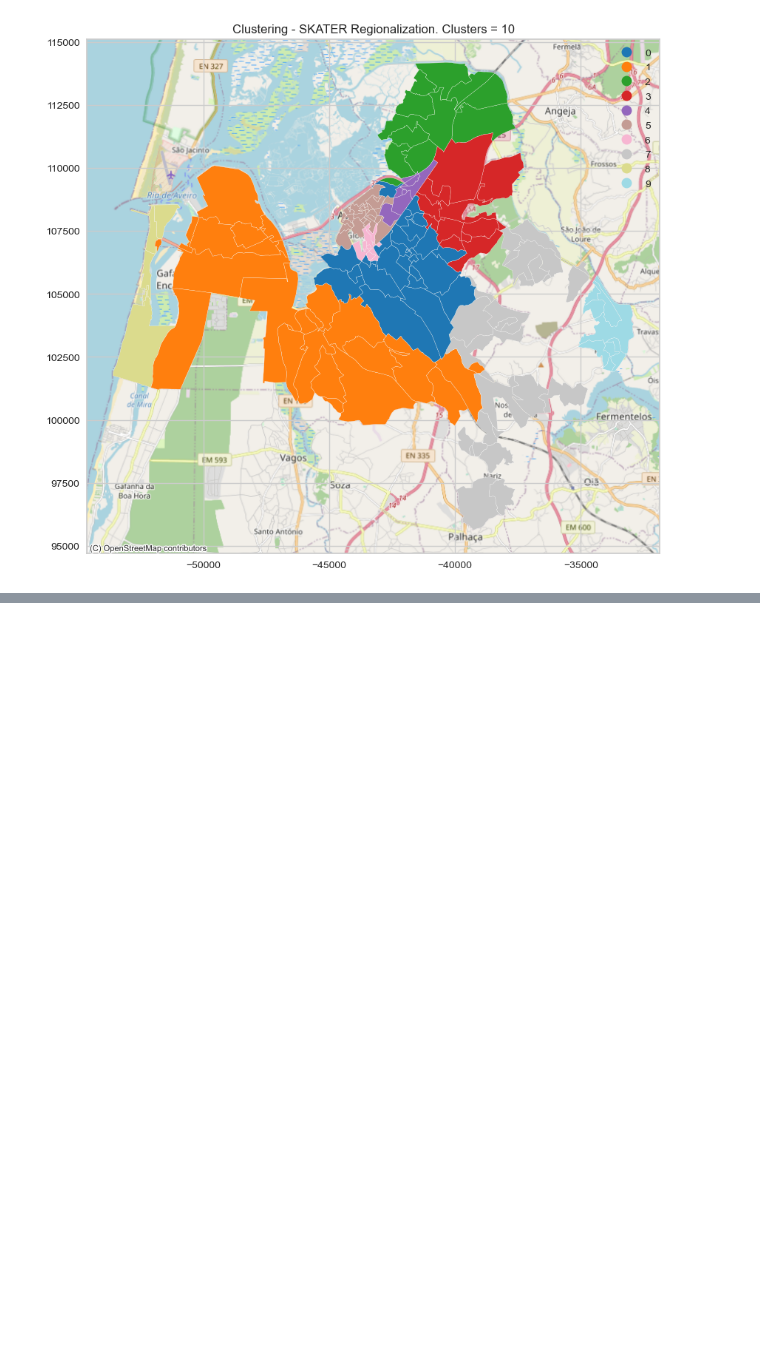
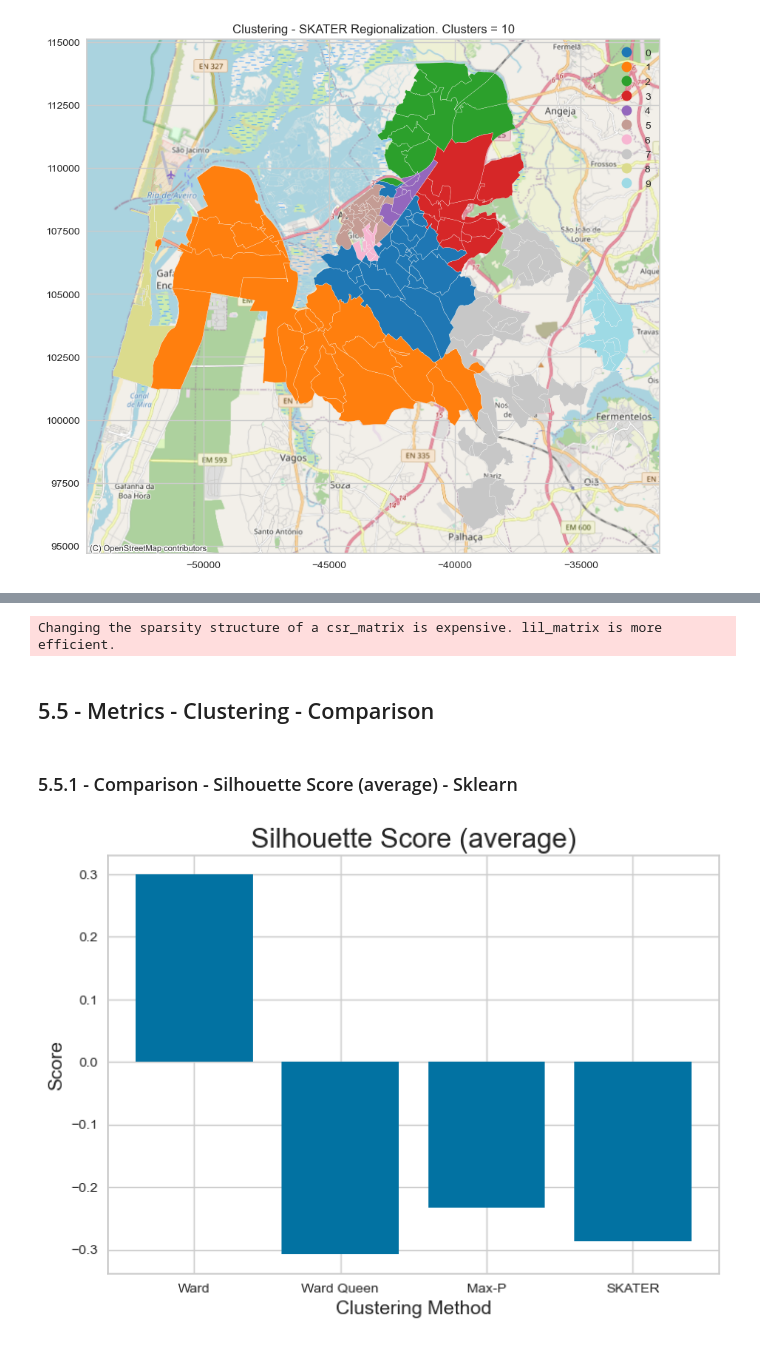
Before and after one commit to dcspt-getin/AIC_POAT, a Jupyter notebook: Notebooks/02_Clustering_AIC.ipynb, the cells around one changed output, grey strips where cells are left out. Saved outputs shown, nothing was run; the diff lists cells and outputs as text; code cells hidden in the pictures; blank space fills up the shorter version.

```diff
--- a/Notebooks/02_Clustering_AIC.ipynb
+++ b/Notebooks/02_Clustering_AIC.ipynb
@@ -940,0 +974,2 @@ clusters.to_pickle(path+ '/POAT/Andre_Lima/05_OK_Notebooks_new_clusters/02_Pickl
+# %%
+score_ward_queen = silhouette_score(bgri_cluster, hc2.labels_, metric='euclidean')
@@ -940,0 +988,2 @@ clusters.to_pickle(path+ '/POAT/Andre_Lima/05_OK_Notebooks_new_clusters/02_Pickl
+# %%
+score_maxp = silhouette_score(bgri_cluster, model_maxp.labels_, metric='euclidean')
@@ -940,0 +1002,2 @@ clusters.to_pickle(path+ '/POAT/Andre_Lima/05_OK_Notebooks_new_clusters/02_Pickl
+# %%
+score_skater = silhouette_score(bgri_cluster, model_skater.labels_, metric='euclidean')
@@ -940,0 +1010,21 @@ clusters.to_pickle(path+ '/POAT/Andre_Lima/05_OK_Notebooks_new_clusters/02_Pickl
+# %%
+path_silhouette_skater = esda.path_silhouette(bgri_cluster,np.array(model_skater.labels_), wqueen)
+# %% [output]
+Changing the sparsity structure of a csr_matrix is expensive. lil_matrix is more efficient.
+# %% [markdown]
+## 5.5 - Metrics - Clustering - Comparison
+# %% [markdown]
+### 5.5.1 - Comparison - Silhouette Score (average) - Sklearn
+# %%
+score=[score_ward,score_ward_queen,score_maxp,score_skater]
+method=['Ward','Ward Queen','Max-P','SKATER']
+# %%
+# Plot dos histogramas das silhuetas para cada clusterização (média), para cada método de clusterização
+
+plt.bar(method, score)
+plt.xlabel('Clustering Method', fontsize = 14)
+plt.ylabel('Score', fontsize = 14)
+plt.title('Silhouette Score (average)', fontsize = 20)
+plt.show()
+# %% [output]
+[figure, added]
```
Also changed, not shown: parts of 33 cells of this notebook, 3 other files.
